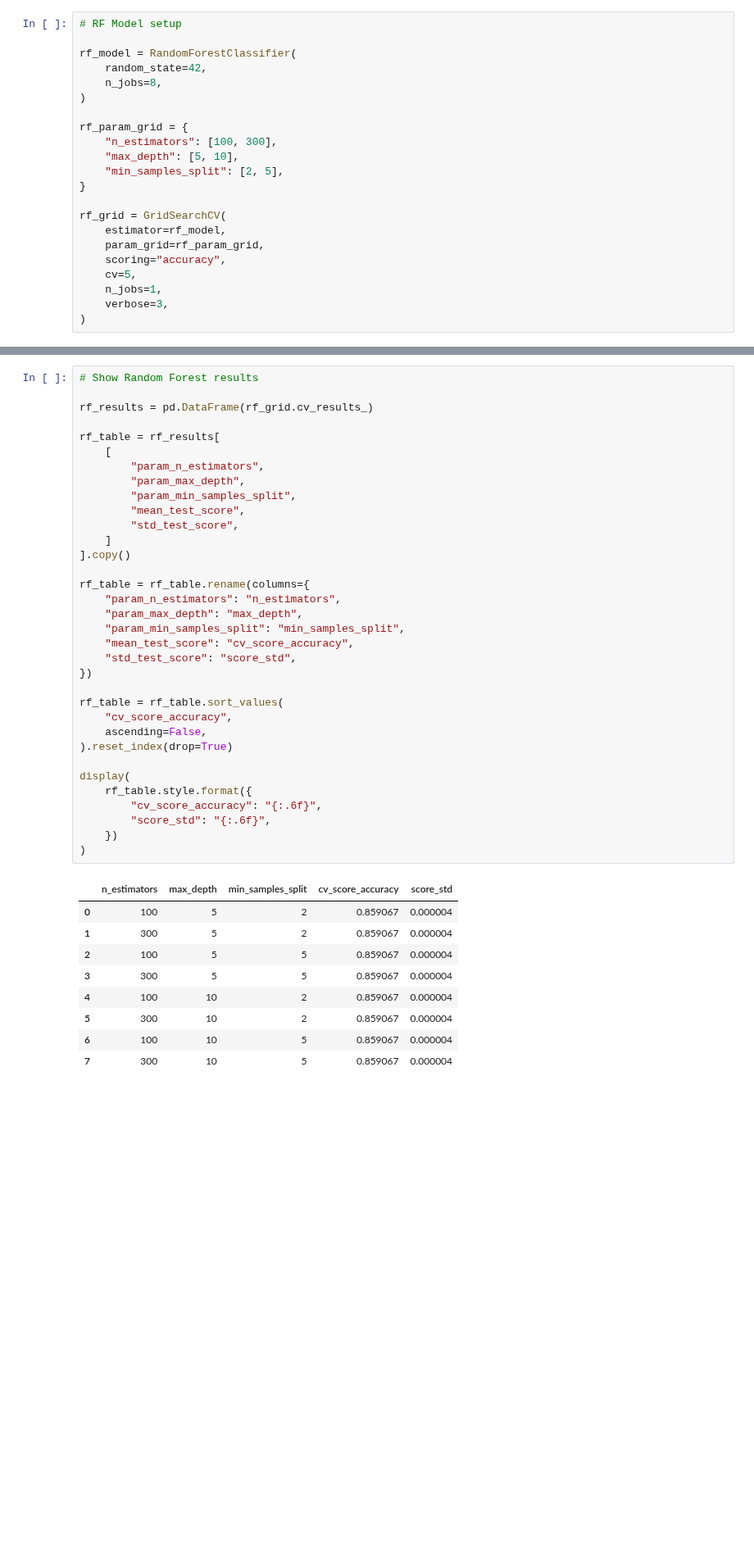
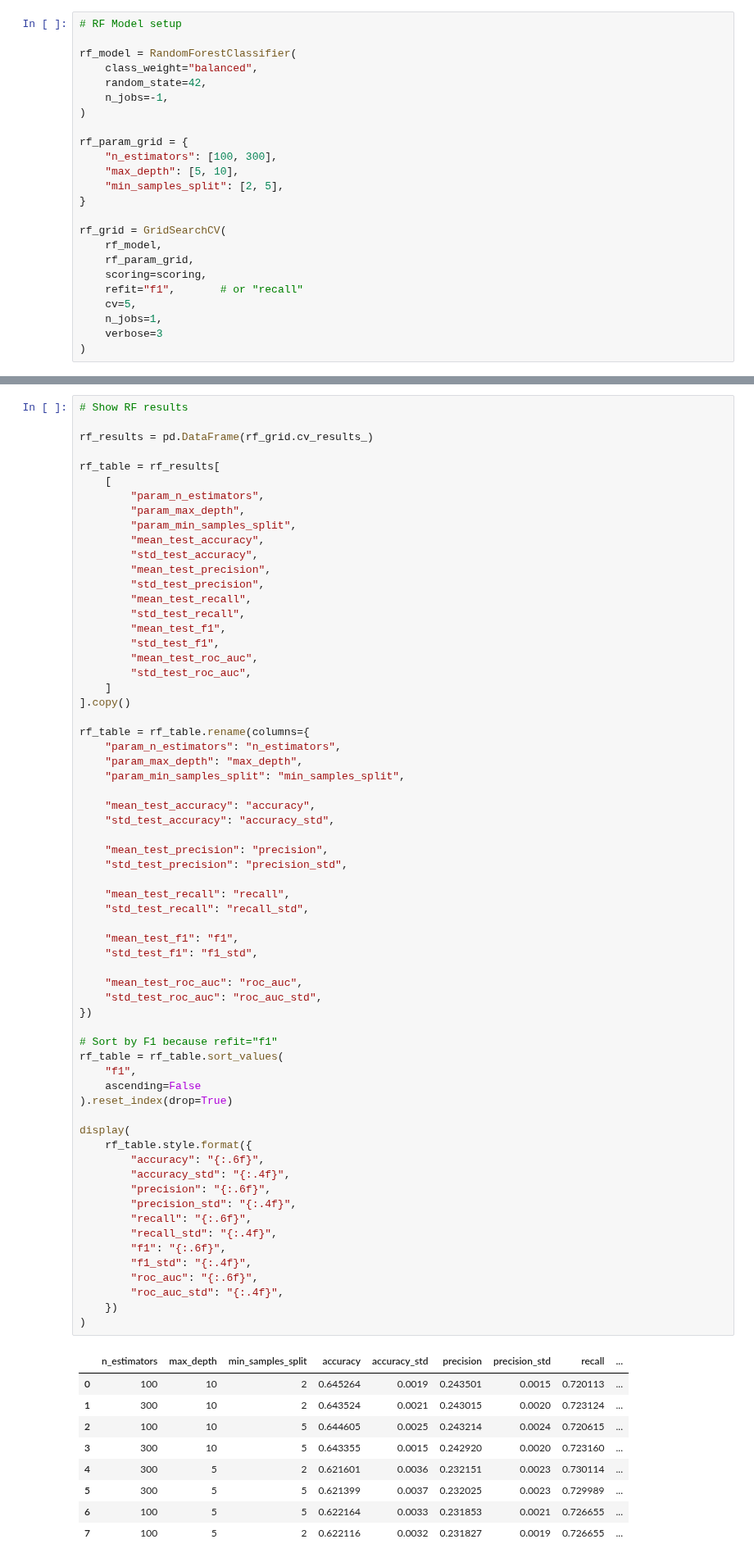
Before and after one commit to Break-Through-Tech/Healthcare-1E-predicting-organ-transplant-waitlist-outcomes-and-optimizing-allocation, a Jupyter notebook: notebooks/baseline-models/tree_ensembles.ipynb, the cells around one changed output, grey strips where cells are left out. Shown at 82% size. Drawn from its saved outputs; the diff is of its cells as text; blank space fills up the shorter version.

```diff
--- a/notebooks/baseline-models/tree_ensembles.ipynb
+++ b/notebooks/baseline-models/tree_ensembles.ipynb
@@ -63,8 +96,9 @@ xgboost_grid = GridSearchCV(
 # RF Model setup
 
 rf_model = RandomForestClassifier(
+    class_weight="balanced",
     random_state=42,
-    n_jobs=8,
+    n_jobs=-1,
 )
 
 rf_param_grid = {
@@ -74,12 +108,13 @@ rf_param_grid = {
 }
 
 rf_grid = GridSearchCV(
-    estimator=rf_model,
-    param_grid=rf_param_grid,
-    scoring="accuracy",
+    rf_model,
+    rf_param_grid,
+    scoring=scoring,
+    refit="f1",       # or "recall"
     cv=5,
     n_jobs=1,
-    verbose=3,
+    verbose=3
 )
 # %%
 # Train the XGBoost model
@@ -209,44 +286,74 @@ display(
 # %%
-# Show Random Forest results
+# Show RF results
 
 rf_results = pd.DataFrame(rf_grid.cv_results_)
 
 rf_table = rf_results[
     [
         "param_n_estimators",
         "param_max_depth",
         "param_min_samples_split",
-        "mean_test_score",
-        "std_test_score",
+        "mean_test_accuracy",
+        "std_test_accuracy",
+        "mean_test_precision",
+        "std_test_precision",
+        "mean_test_recall",
+        "std_test_recall",
+        "mean_test_f1",
+        "std_test_f1",
+        "mean_test_roc_auc",
+        "std_test_roc_auc",
     ]
 ].copy()
 
 rf_table = rf_table.rename(columns={
     "param_n_estimators": "n_estimators",
     "param_max_depth": "max_depth",
     "param_min_samples_split": "min_samples_split",
-    "mean_test_score": "cv_score_accuracy",
-    "std_test_score": "score_std",
+
+    "mean_test_accuracy": "accuracy",
+    "std_test_accuracy": "accuracy_std",
+
+    "mean_test_precision": "precision",
+    "std_test_precision": "precision_std",
+
+    "mean_test_recall": "recall",
+    "std_test_recall": "recall_std",
+
+    "mean_test_f1": "f1",
+    "std_test_f1": "f1_std",
+
+    "mean_test_roc_auc": "roc_auc",
+    "std_test_roc_auc": "roc_auc_std",
 })
 
+# Sort by F1 because refit="f1"
 rf_table = rf_table.sort_values(
-    "cv_score_accuracy",
-    ascending=False,
+    "f1",
+    ascending=False
 ).reset_index(drop=True)
 
 display(
     rf_table.style.format({
-        "cv_score_accuracy": "{:.6f}",
-        "score_std": "{:.6f}",
+        "accuracy": "{:.6f}",
+        "accuracy_std": "{:.4f}",
+        "precision": "{:.6f}",
+        "precision_std": "{:.4f}",
+        "recall": "{:.6f}",
+        "recall_std": "{:.4f}",
+        "f1": "{:.6f}",
+        "f1_std": "{:.4f}",
+        "roc_auc": "{:.6f}",
+        "roc_auc_std": "{:.4f}",
     })
 )
 # %% [output]
-|  | n_estimators | max_depth | min_samples_split | cv_score_accuracy | score_std |
-| 0 | 100 | 5 | 2 | 0.859067 | 0.000004 |
-| 1 | 300 | 5 | 2 | 0.859067 | 0.000004 |
-| 2 | 100 | 5 | 5 | 0.859067 | 0.000004 |
-| 3 | 300 | 5 | 5 | 0.859067 | 0.000004 |
-| 4 | 100 | 10 | 2 | 0.859067 | 0.000004 |
-| 5 | 300 | 10 | 2 | 0.859067 | 0.000004 |
-| 6 | 100 | 10 | 5 | 0.859067 | 0.000004 |
-| 7 | 300 | 10 | 5 | 0.859067 | 0.000004 |
+|  | n_estimators | max_depth | min_samples_split | accuracy | accuracy_std | precision | precision_std | recall | ... |
+| 0 | 100 | 10 | 2 | 0.645264 | 0.0019 | 0.243501 | 0.0015 | 0.720113 | ... |
+| 1 | 300 | 10 | 2 | 0.643524 | 0.0021 | 0.243015 | 0.0020 | 0.723124 | ... |
+| 2 | 100 | 10 | 5 | 0.644605 | 0.0025 | 0.243214 | 0.0024 | 0.720615 | ... |
+| 3 | 300 | 10 | 5 | 0.643355 | 0.0015 | 0.242920 | 0.0020 | 0.723160 | ... |
+| 4 | 300 | 5 | 2 | 0.621601 | 0.0036 | 0.232151 | 0.0023 | 0.730114 | ... |
+| 5 | 300 | 5 | 5 | 0.621399 | 0.0037 | 0.232025 | 0.0023 | 0.729989 | ... |
+| 6 | 100 | 5 | 5 | 0.622164 | 0.0033 | 0.231853 | 0.0021 | 0.726655 | ... |
+| 7 | 100 | 5 | 2 | 0.622116 | 0.0032 | 0.231827 | 0.0019 | 0.726655 | ... |
```
Also changed, not shown: parts of 8 cells of this notebook, 1 other file.
